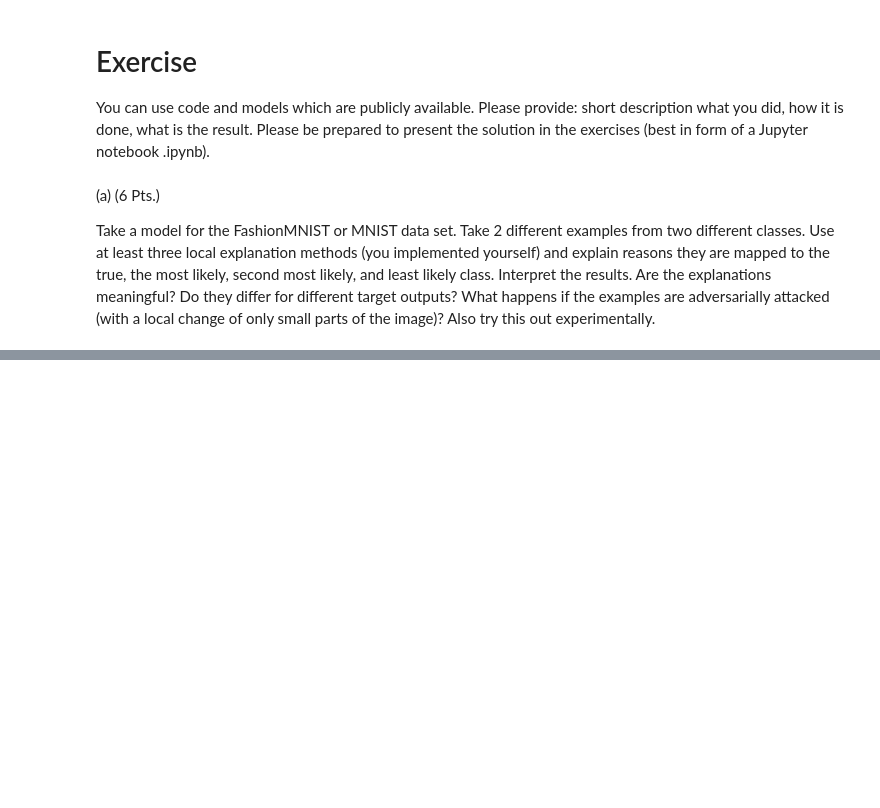
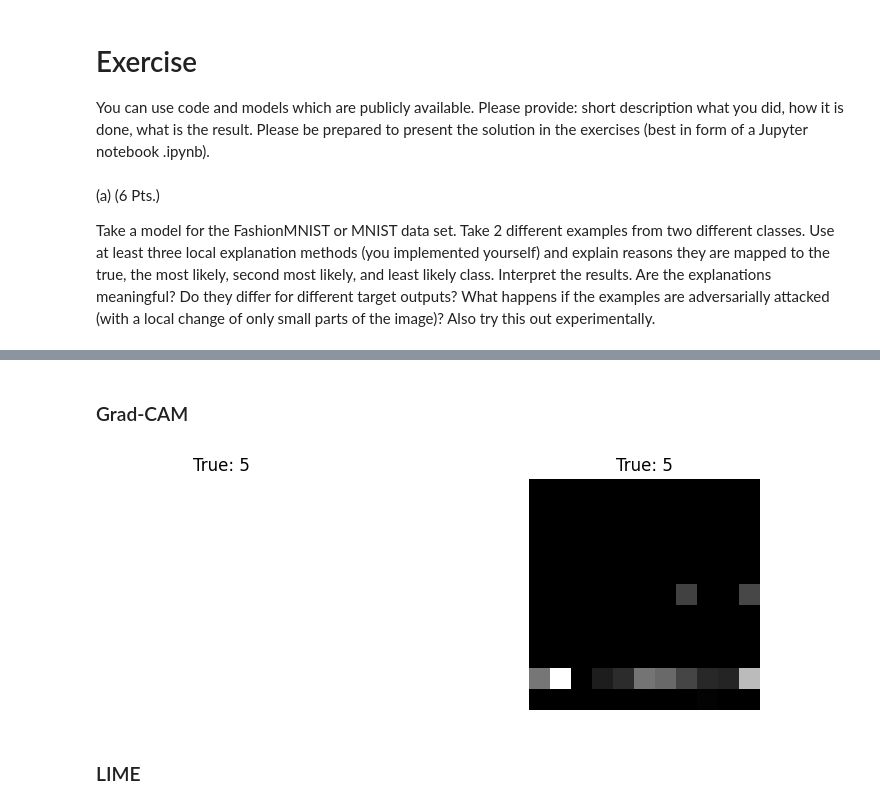
Before and after one commit to Avolord/DeepLearning, a Jupyter notebook: Exercise4/exercise.ipynb, the cells around one changed output, grey strips where cells are left out. Drawn from its saved outputs; the diff is of its cells as text; code cells hidden in the pictures; blank space fills up the shorter version.

```diff
--- a/Exercise4/exercise.ipynb
+++ b/Exercise4/exercise.ipynb
@@ -79,0 +152,38 @@ RuntimeError: shape '[-1, 9216]' is invalid for input of size 102400
+# %% [markdown]
+### Grad-CAM
+# %%
+from torchvision.models import resnet18
+from torch.nn import functional as F
+
+def grad_cam(model, image, label):
+    image = image.unsqueeze(0)
+    features = []
+    gradients = []
+
+    def save_feature_hook(module, input, output):
+        features.append(output)
+
+    def save_gradient_hook(module, grad_input, grad_output):
+        gradients.append(grad_output[0])
+
+    model.conv2.register_forward_hook(save_feature_hook)
+    model.conv2.register_backward_hook(save_gradient_hook)
+
+    output = model(image)
+    model.zero_grad()
+    output[0, label].backward()
+
+    gradient = gradients[0].mean(dim=(2, 3), keepdim=True)
+    cam = F.relu((gradient * features[0]).sum(dim=1)).squeeze().detach().numpy()
+    cam = (cam - cam.min()) / (cam.max() - cam.min())  # Normalize to [0, 1]
+    return cam
+
+# Get Grad-CAM for the examples
+grad_cams = [grad_cam(model, img, lbl) for img, lbl in zip(examples, labels)]
+
+# Plot Grad-CAM
+plot_examples(grad_cams, labels)
+# %% [output]
+[figure, added]
+# %% [markdown]
+### LIME
```
Also changed, not shown: parts of 5 cells of this notebook.
